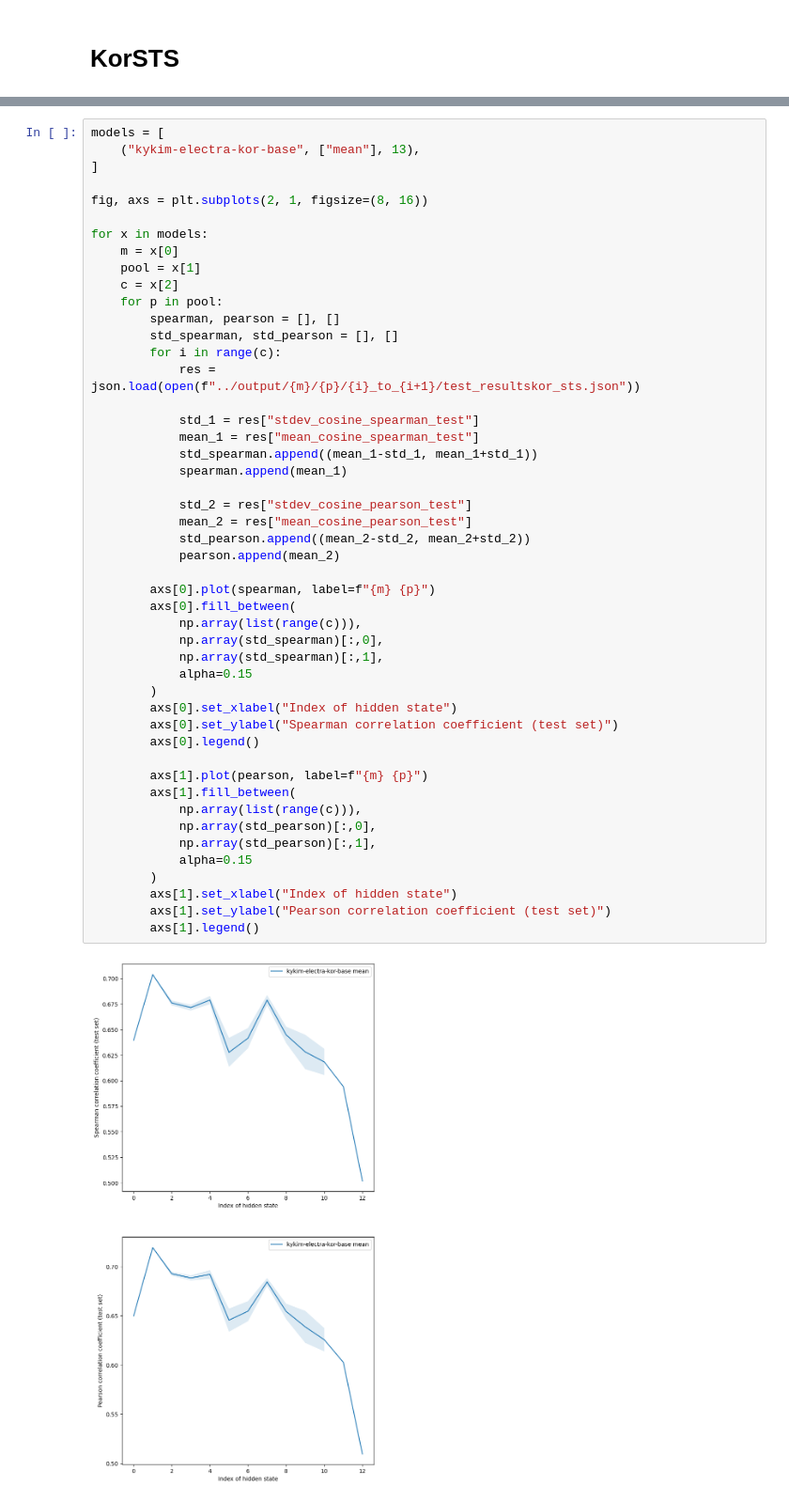
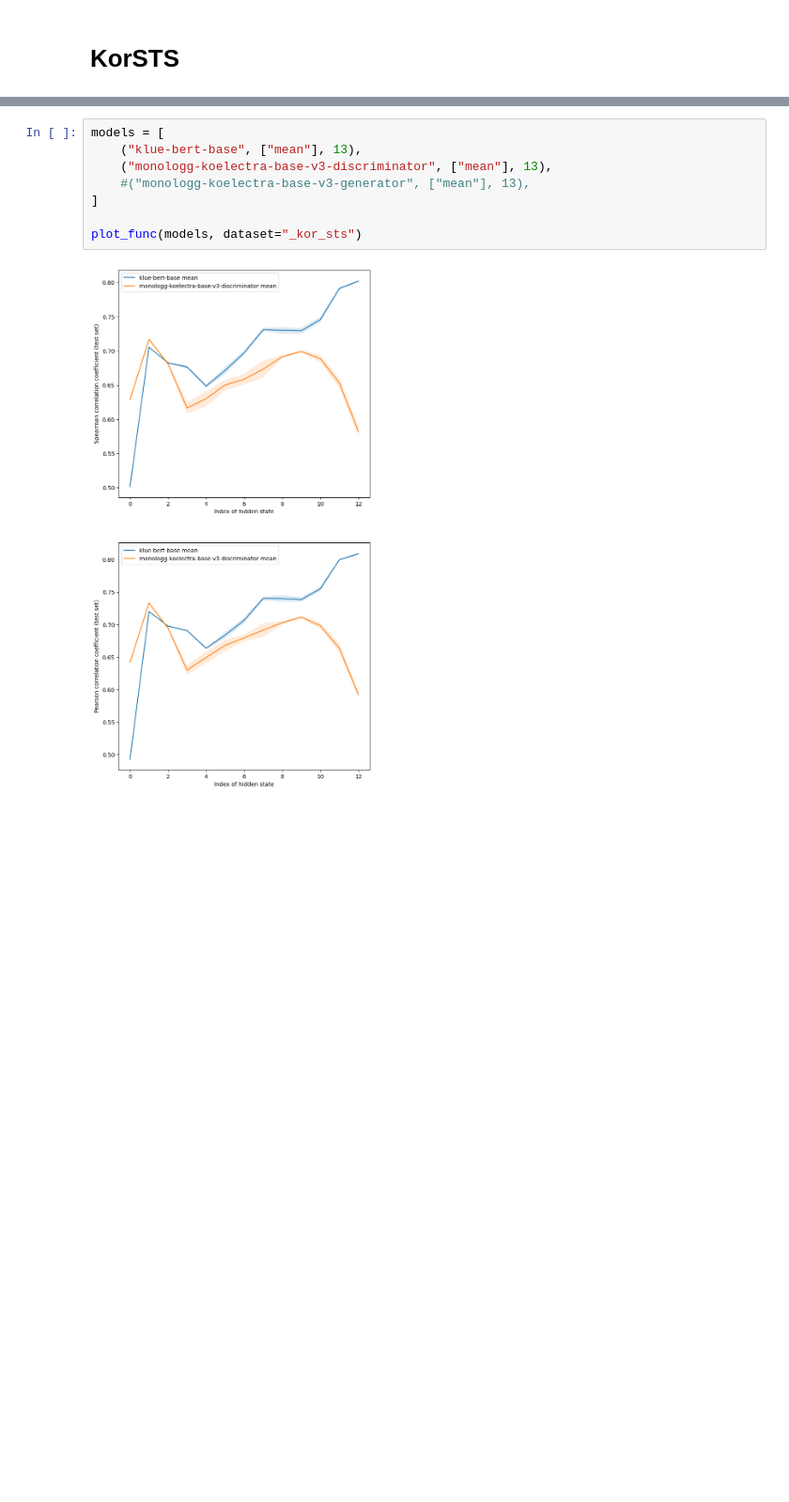
Before and after one commit to ir2718/similarity-embedding-quality, a Jupyter notebook: notebooks/comparison2.ipynb, the cells around one changed output, grey strips where cells are left out. Shown at 94% size. Saved outputs shown, nothing was run; the diff lists cells and outputs as text; blank space fills up the shorter version.

```diff
--- a/notebooks/comparison2.ipynb
+++ b/notebooks/comparison2.ipynb
@@ -227,50 +90,10 @@ for x in models:
 # %%
 models = [
-    ("kykim-electra-kor-base", ["mean"], 13),
+    ("klue-bert-base", ["mean"], 13),
+    ("monologg-koelectra-base-v3-discriminator", ["mean"], 13),
+    #("monologg-koelectra-base-v3-generator", ["mean"], 13),
 ]
 
-fig, axs = plt.subplots(2, 1, figsize=(8, 16))
-
-for x in models:
-    m = x[0]
-    pool = x[1]
-    c = x[2]
-    for p in pool:
-        spearman, pearson = [], []
-        std_spearman, std_pearson = [], []
-        for i in range(c):
-            res = json.load(open(f"../output/{m}/{p}/{i}_to_{i+1}/test_resultskor_sts.json"))
-
-            std_1 = res["stdev_cosine_spearman_test"]
-            mean_1 = res["mean_cosine_spearman_test"]
-            std_spearman.append((mean_1-std_1, mean_1+std_1))
-            spearman.append(mean_1)
-
-            std_2 = res["stdev_cosine_pearson_test"]
-            mean_2 = res["mean_cosine_pearson_test"]
-            std_pearson.append((mean_2-std_2, mean_2+std_2))
-            pearson.append(mean_2)
-
-        axs[0].plot(spearman, label=f"{m} {p}")
-        axs[0].fill_between(
-            np.array(list(range(c))),
-            np.array(std_spearman)[:,0],
-            np.array(std_spearman)[:,1],
-            alpha=0.15
-        )
-        axs[0].set_xlabel("Index of hidden state")
-        axs[0].set_ylabel("Spearman correlation coefficient (test set)")
-        axs[0].legend()
-
-        axs[1].plot(pearson, label=f"{m} {p}")
-        axs[1].fill_between(
-            np.array(list(range(c))),
-            np.array(std_pearson)[:,0],
-            np.array(std_pearson)[:,1],
-            alpha=0.15
-        )
-        axs[1].set_xlabel("Index of hidden state")
-        axs[1].set_ylabel("Pearson correlation coefficient (test set)")
-        axs[1].legend()
+plot_func(models, dataset="_kor_sts")
 # %% [output]
-[figure, old version]
+[figure, new version]
```
Also changed, not shown: parts of 24 cells of this notebook.
